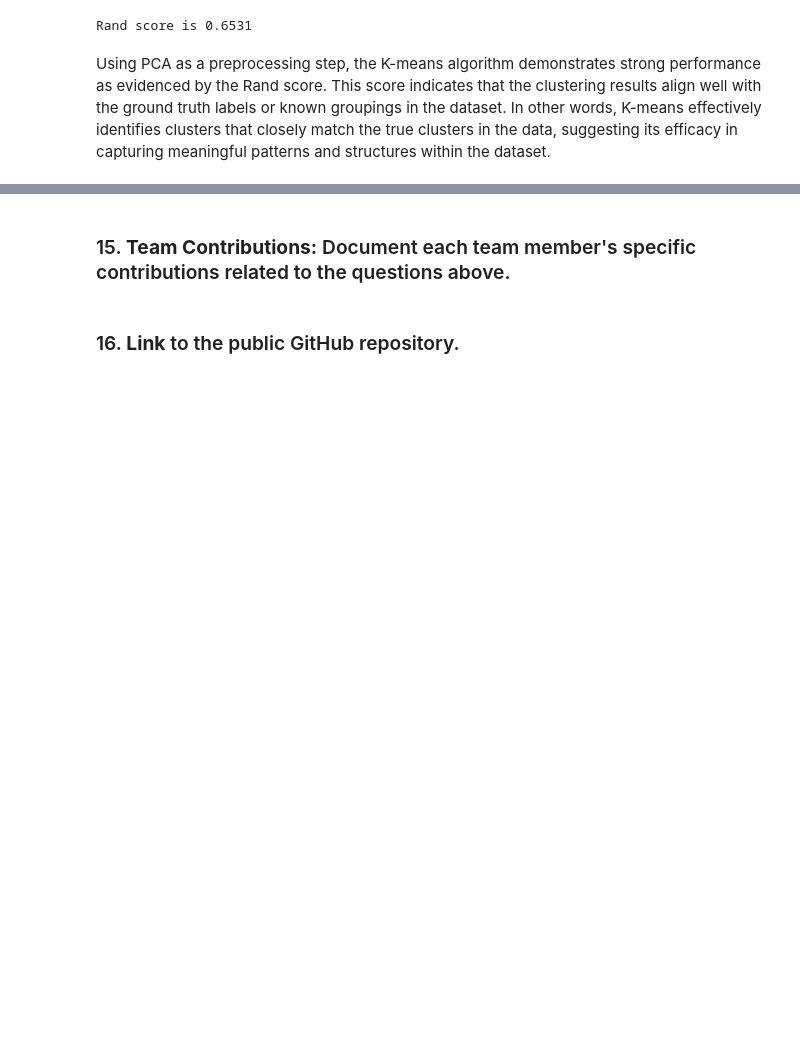
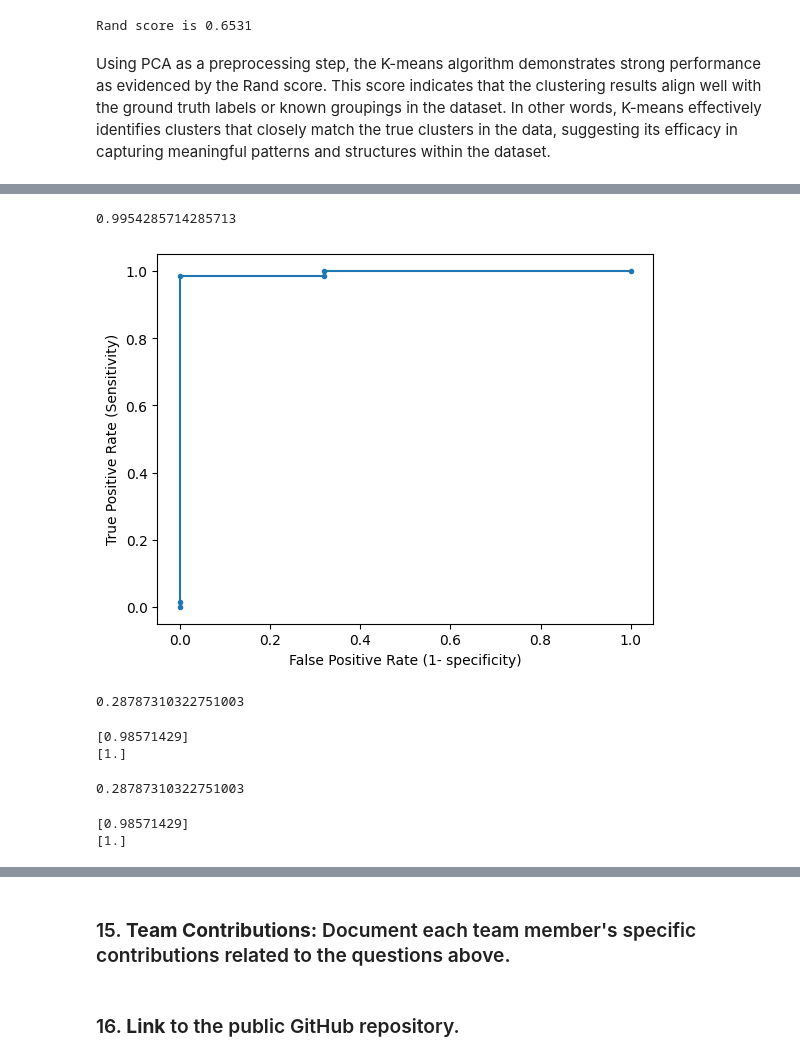
Before and after one commit to ZimingZhang345/assign6, a Jupyter notebook: assignment6_new.ipynb, the cells around one changed output, grey strips where cells are left out. Cells and saved outputs as stored; diff of their text form; code cells hidden in the pictures; blank space fills up the shorter version.

```diff
--- a/assignment6_new.ipynb
+++ b/assignment6_new.ipynb
@@ -869,0 +887,4 @@ Using PCA as a preprocessing step, the K-means algorithm demonstrates strong per
+# %%
+from sklearn.linear_model import LogisticRegression
+def_log = LogisticRegression(max_iter = 500)
+def_log.fit(X_train, y_train)
@@ -869,0 +893,4 @@ Using PCA as a preprocessing step, the K-means algorithm demonstrates strong per
+# %%
+pred_prob = def_log.predict_proba(X_test)
+df_pro = pd.DataFrame(data = {'prob': pred_prob[:,1], 'y_test': y_test})
+df_pro.head(5)
@@ -869,0 +904,55 @@ Using PCA as a preprocessing step, the K-means algorithm demonstrates strong per
+# %%
+df_logit = pd.DataFrame(
+    data = {'prob0': pred_prob[:,1], 'y_test': y_test}
+    )
+# %%
+from sklearn.metrics import confusion_matrix, classification_report, roc_curve, roc_auc_score
+fpr, tpr, thresholds = roc_curve(df_logit.y_test, df_logit.prob0)
+# %%
+# AUC
+roc_auc_score(df_logit.y_test, df_logit.prob0)
+# %% [output]
+0.9954285714285713
+# %%
+# Create a new figure and axis
+fig, ax = plt.subplots()
+
+# Plot the data
+ax.plot(fpr, tpr, marker='.', label='Logistic')
+
+# Set labels for x and y axes
+ax.set_xlabel('False Positive Rate (1- specificity)')
+ax.set_ylabel('True Positive Rate (Sensitivity)')
+
+# Display the plot
+plt.show()
+# %% [output]
+[figure, added]
+# %%
+# ROC
+j_statistic = tpr - fpr
+optimal_index = np.argmax(j_statistic)
+optimal_threshold = thresholds[optimal_index]
+optimal_threshold
+# %% [output]
+0.28787310322751003
+# %%
+ind = np.where(np.isclose(thresholds, optimal_threshold, atol=0.001))
+print(tpr[ind])
+print(1-fpr[ind])
+# %% [output]
+[0.98571429]
+[1.]
+# %%
+ks_statistic = np.max(tpr - fpr)
+ks_threshold = thresholds[np.argmax(tpr - fpr)]
+ks_threshold
+# %% [output]
+0.28787310322751003
+# %%
+ind = np.where(np.isclose(thresholds, ks_threshold, atol=0.001))
+print(tpr[ind])
+print(1-fpr[ind])
+# %% [output]
+[0.98571429]
+[1.]
```
Also changed, not shown: parts of 74 cells of this notebook.
